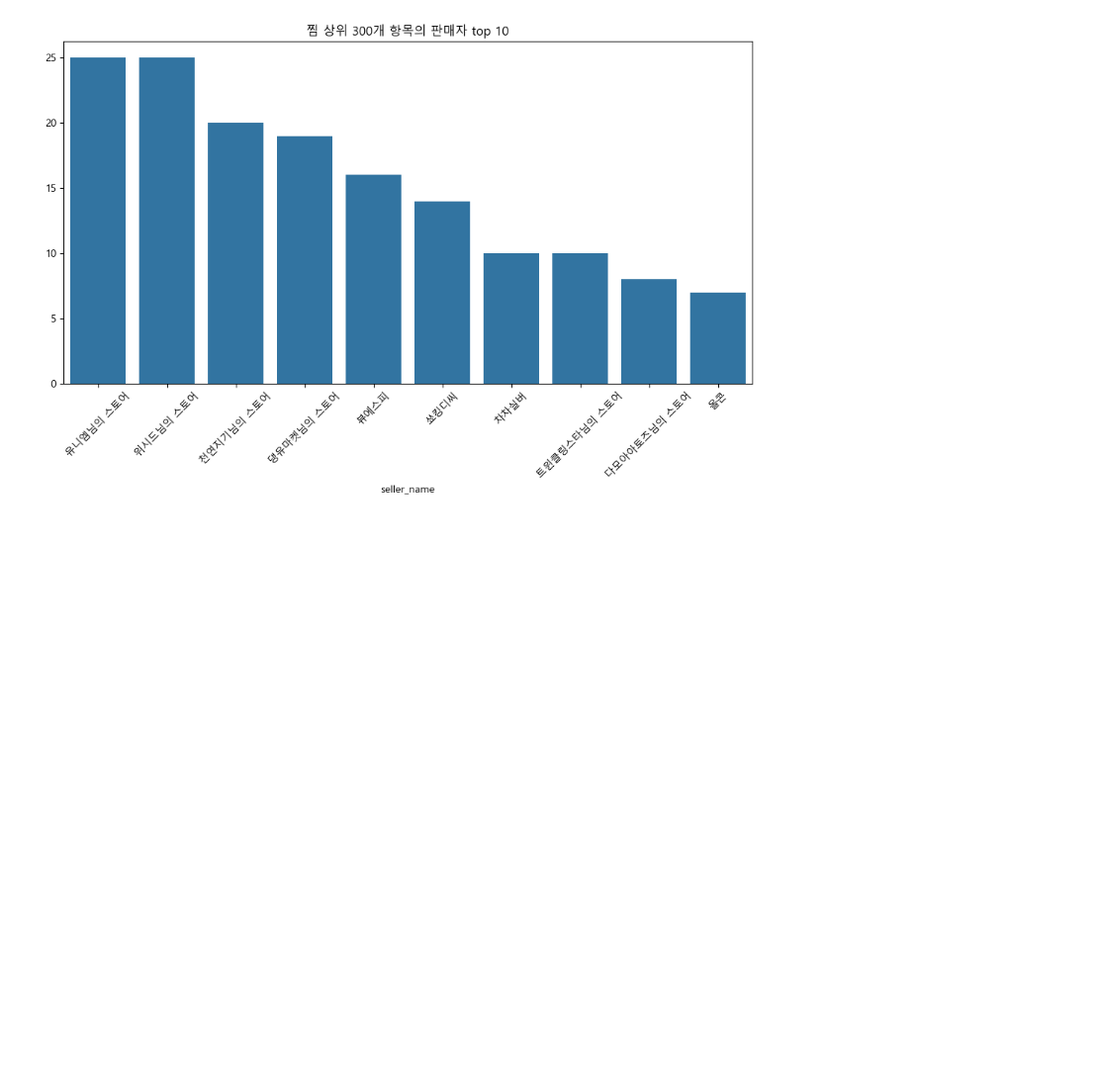
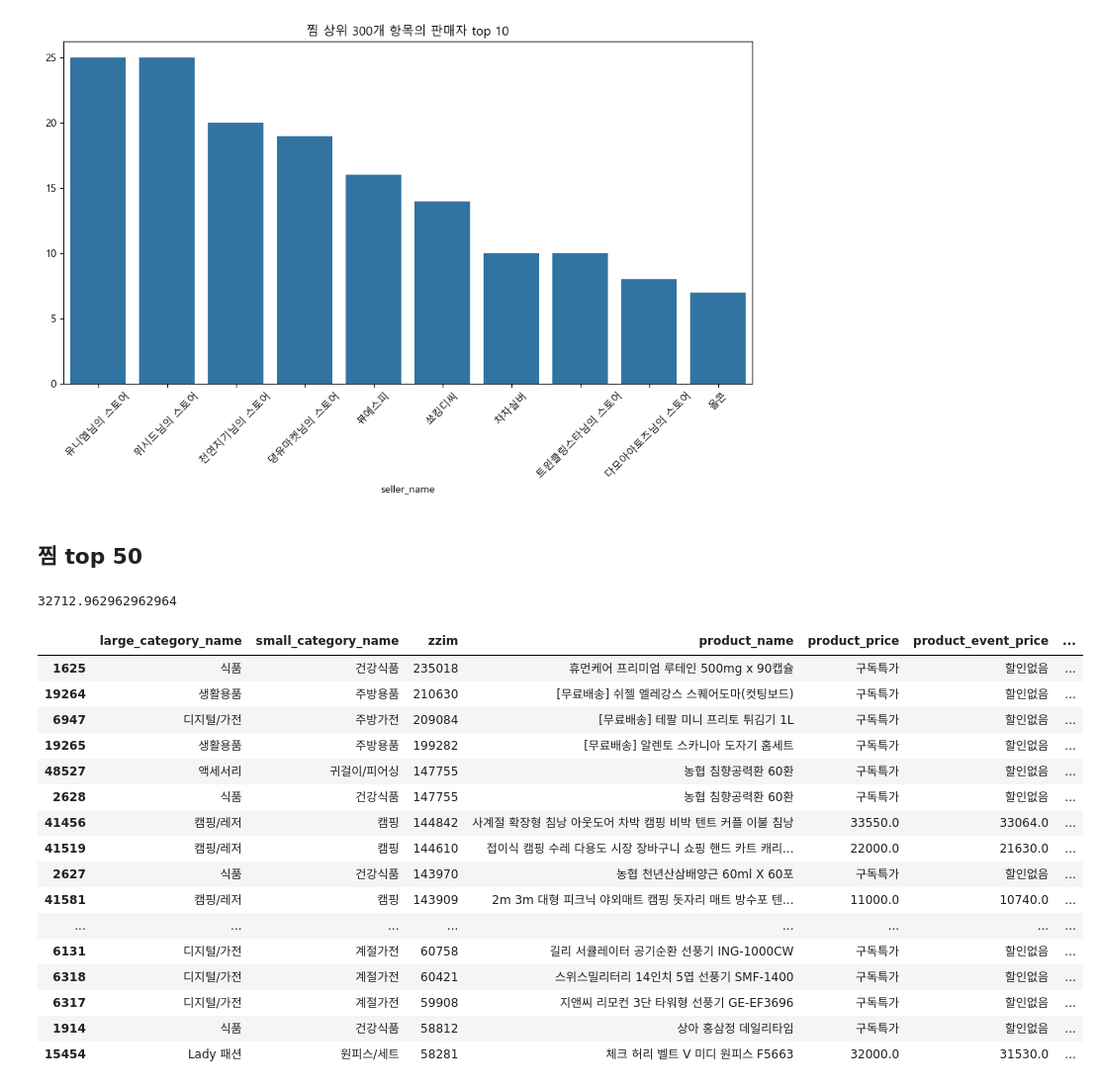
Before and after one commit to entangelk/dibidibi, a Jupyter notebook: docs/analysis/product.ipynb, the cells around one changed output. Shown at 99% size. Drawn from its saved outputs; the diff is of its cells as text; code cells hidden in the pictures; blank space fills up the shorter version.

```diff
--- a/docs/analysis/product.ipynb
+++ b/docs/analysis/product.ipynb
@@ -110,3 +112,5 @@ plt.xticks(rotation=45)
 plt.show()
 # %% [output]
 [figure]
+# %% [markdown]
+## 찜 top 50
@@ -112,0 +119,24 @@ plt.show()
+# %%
+df_zzimtop50.query('product_price != "구독특가"')['product_price'].mean()
+# %% [output]
+32712.962962962964
+# %%
+df_zzimtop50
+# %% [output]
+|  | large_category_name | small_category_name | zzim | product_name | product_price | product_event_price | ... |
+| 1625 | 식품 | 건강식품 | 235018 | 휴먼케어 프리미엄 루테인 500mg x 90캡슐 | 구독특가 | 할인없음 | ... |
+| 19264 | 생활용품 | 주방용품 | 210630 | [무료배송] 쉬젤 엘레강스 스퀘어도마(컷팅보드) | 구독특가 | 할인없음 | ... |
+| 6947 | 디지털/가전 | 주방가전 | 209084 | [무료배송] 테팔 미니 프리토 튀김기 1L | 구독특가 | 할인없음 | ... |
+| 19265 | 생활용품 | 주방용품 | 199282 | [무료배송] 알렌토 스카니아 도자기 홈세트 | 구독특가 | 할인없음 | ... |
+| 48527 | 액세서리 | 귀걸이/피어싱 | 147755 | 농협 침향공력환 60환 | 구독특가 | 할인없음 | ... |
+| 2628 | 식품 | 건강식품 | 147755 | 농협 침향공력환 60환 | 구독특가 | 할인없음 | ... |
+| 41456 | 캠핑/레저 | 캠핑 | 144842 | 사계절 확장형 침낭 아웃도어 차박 캠핑 비박 텐트 커플 이불 침낭 | 33550.0 | 33064.0 | ... |
+| 41519 | 캠핑/레저 | 캠핑 | 144610 | 접이식 캠핑 수레 다용도 시장 장바구니 쇼핑 핸드 카트 캐리... | 22000.0 | 21630.0 | ... |
+| 2627 | 식품 | 건강식품 | 143970 | 농협 천년산삼배양근 60ml X 60포 | 구독특가 | 할인없음 | ... |
+| 41581 | 캠핑/레저 | 캠핑 | 143909 | 2m 3m 대형 피크닉 야외매트 캠핑 돗자리 매트 방수포 텐... | 11000.0 | 10740.0 | ... |
+| ... | ... | ... | ... | ... | ... | ... | ... |
+| 6131 | 디지털/가전 | 계절가전 | 60758 | 길리 서큘레이터 공기순환 선풍기 ING-1000CW | 구독특가 | 할인없음 | ... |
+| 6318 | 디지털/가전 | 계절가전 | 60421 | 스위스밀리터리 14인치 5엽 선풍기 SMF-1400 | 구독특가 | 할인없음 | ... |
+| 6317 | 디지털/가전 | 계절가전 | 59908 | 지앤씨 리모컨 3단 타워형 선풍기 GE-EF3696 | 구독특가 | 할인없음 | ... |
+| 1914 | 식품 | 건강식품 | 58812 | 상아 홍삼정 데일리타임 | 구독특가 | 할인없음 | ... |
+| 15454 | Lady 패션 | 원피스/세트 | 58281 | 체크 허리 벨트 V 미디 원피스 F5663 | 32000.0 | 31530.0 | ... |
```
Also changed, not shown: parts of 3 cells of this notebook, 3 other files.
